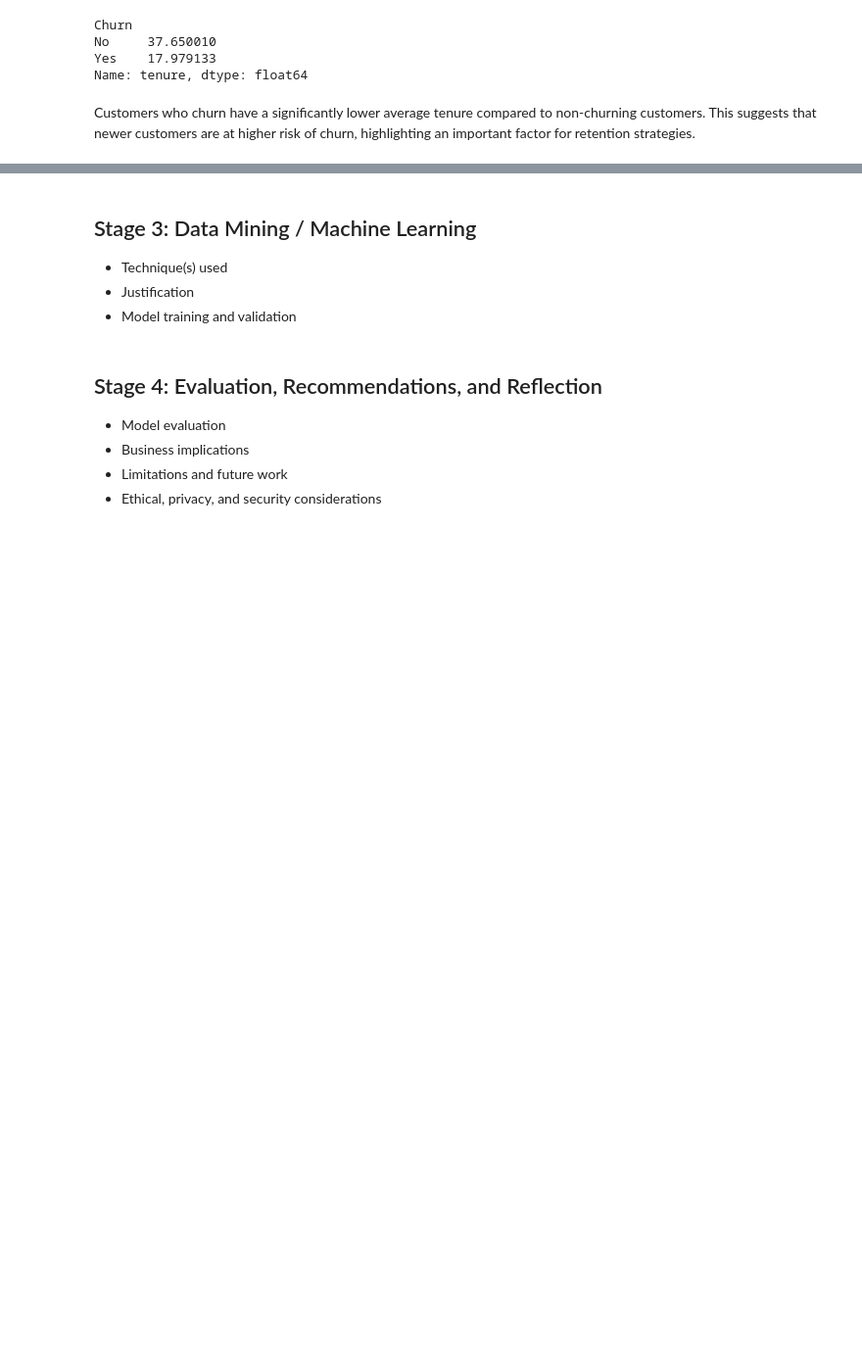
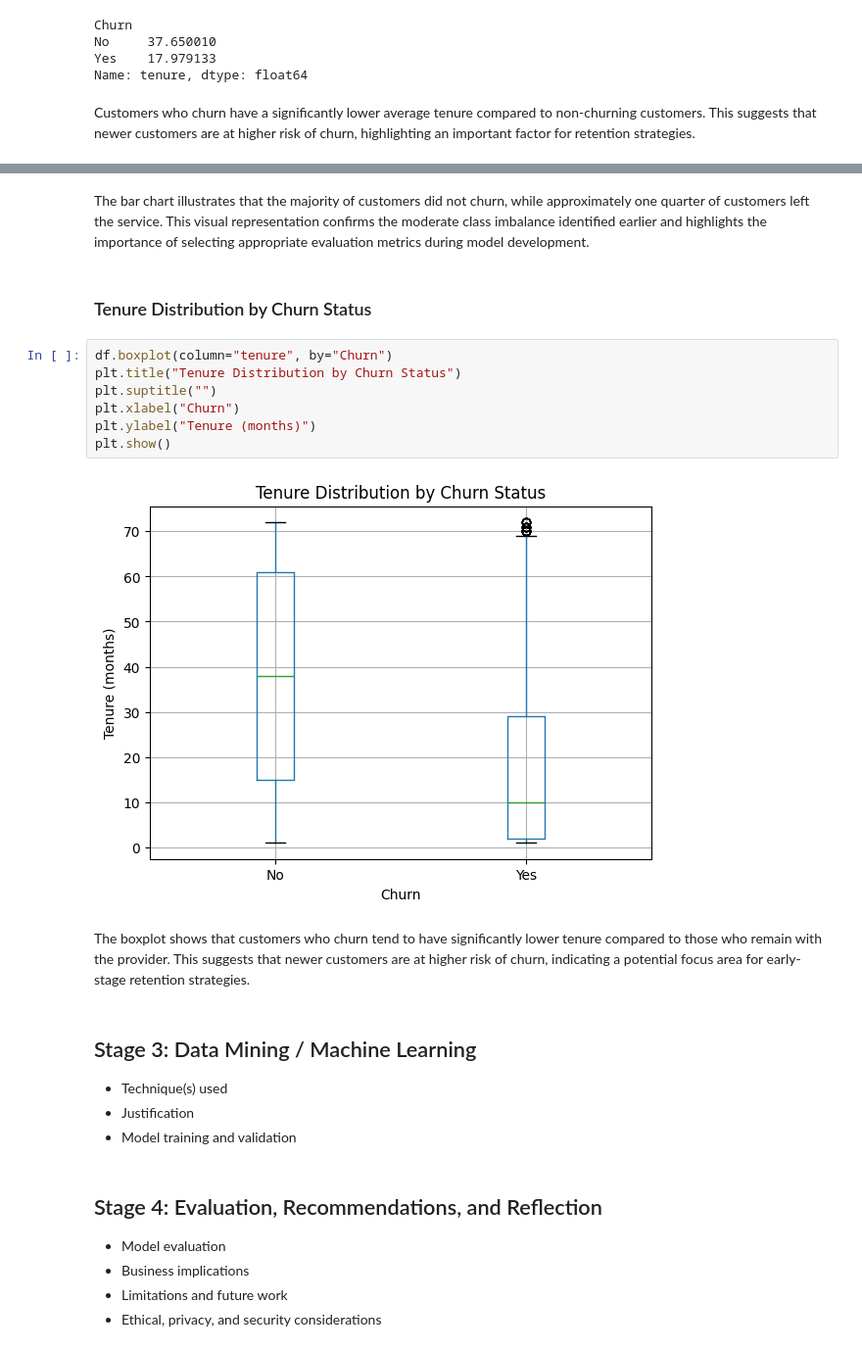
Before and after one commit to lukethomson012-ctrl/ufcfmm-data-mining-portfolio, a Jupyter notebook: Notebook/project_portfolio.ipynb, the cells around one changed output, grey strips where cells are left out. Shown at 98% size. Drawn from its saved outputs; the diff is of its cells as text; blank space fills up the shorter version.

```diff
--- a/Notebook/project_portfolio.ipynb
+++ b/Notebook/project_portfolio.ipynb
@@ -120,3 +133,25 @@ of churn, highlighting an important factor for retention strategies.
+# %% [markdown]
+The bar chart illustrates that the majority of customers did not churn, while
+approximately one quarter of customers left the service. This visual
+representation confirms the moderate class imbalance identified earlier and
+highlights the importance of selecting appropriate evaluation metrics during
+model development.
+# %% [markdown]
+### Tenure Distribution by Churn Status
+# %%
+df.boxplot(column="tenure", by="Churn")
+plt.title("Tenure Distribution by Churn Status")
+plt.suptitle("")
+plt.xlabel("Churn")
+plt.ylabel("Tenure (months)")
+plt.show()
+# %% [output]
+[figure, added]
+# %% [markdown]
+The boxplot shows that customers who churn tend to have significantly lower
+tenure compared to those who remain with the provider. This suggests that newer
+customers are at higher risk of churn, indicating a potential focus area for
+early-stage retention strategies.
 # %% [markdown]
 ## Stage 3: Data Mining / Machine Learning
 - Technique(s) used
```
Also changed, not shown: parts of 2 cells of this notebook.
